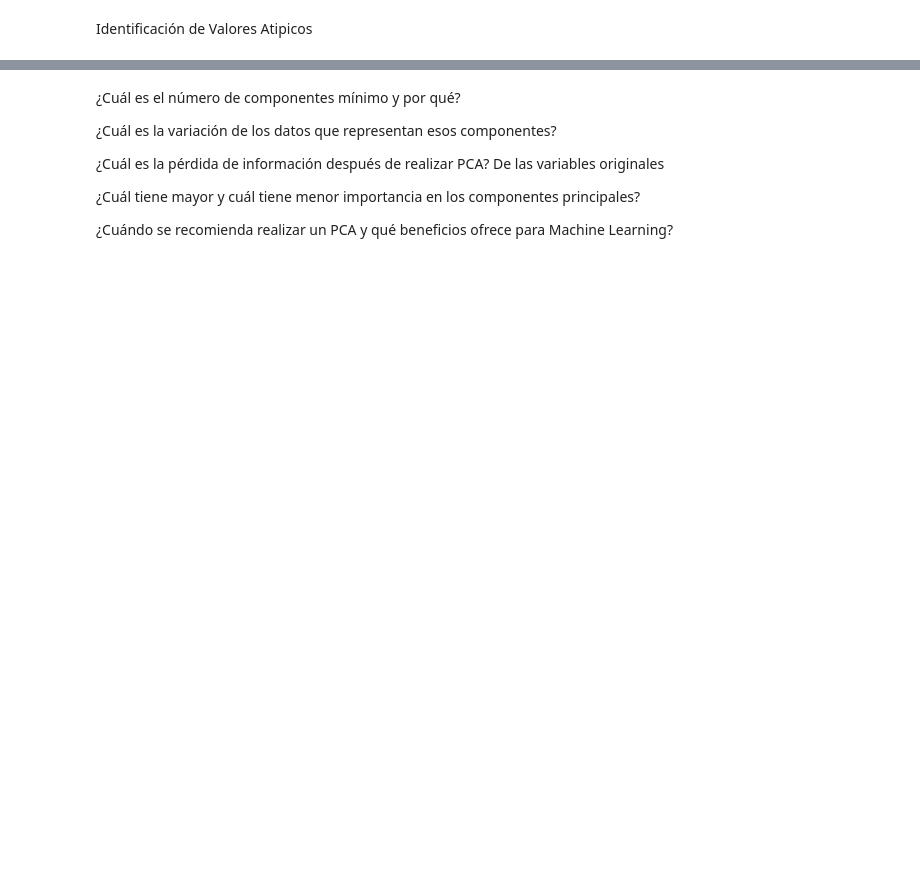
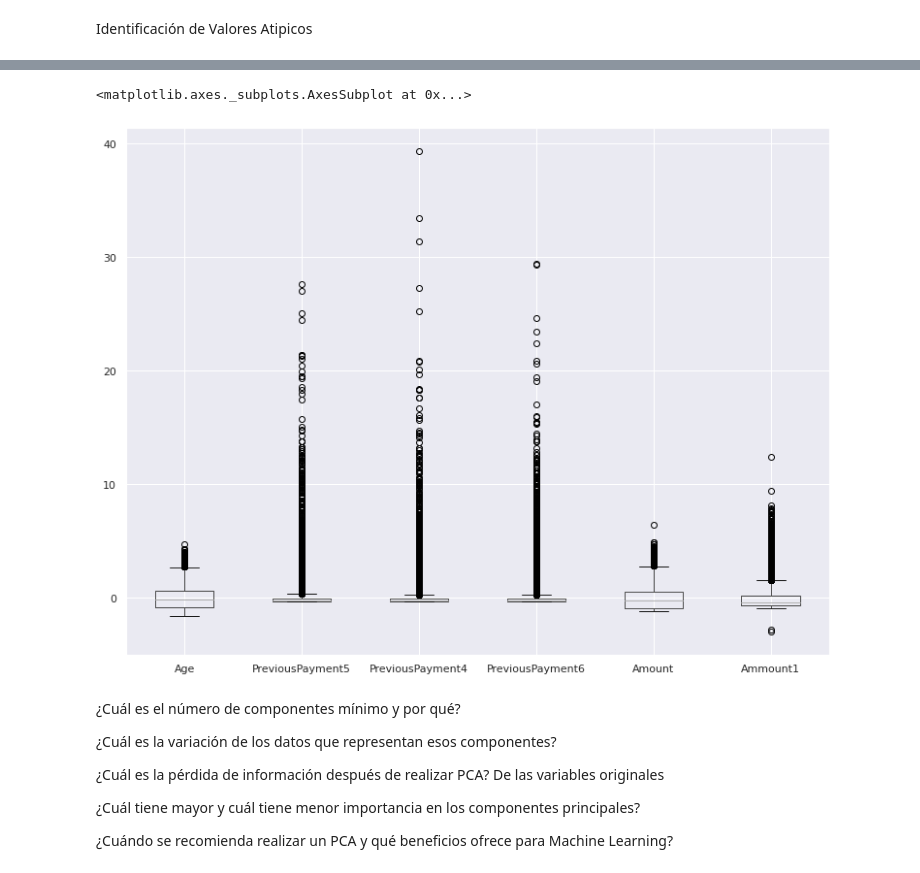
Before and after one commit to PosgradoMNA/actividades-del-projecto-equipo_69, a Jupyter notebook: Actividad_Semanal4.ipynb, the cells around one changed output, grey strips where cells are left out. Cells and saved outputs as stored; diff of their text form; code cells hidden in the pictures; blank space fills up the shorter version.

```diff
--- a/Actividad_Semanal4.ipynb
+++ b/Actividad_Semanal4.ipynb
@@ -326,0 +98,3 @@ Se incluyo X15 por ser la variable mas importente en PC1, el cual es el componen
+# %%
+#Se quitan datos categóricos ya que PCA es destinado para ser usado con datos numéricos
+df = df.drop(columns={'ID','Gender','Marital_status','History1','History2','History3','History4','History5','History6','Education','Prob'})
@@ -326,0 +113,4 @@ Se incluyo X15 por ser la variable mas importente en PC1, el cual es el componen
+# %%
+#Se realiza mapa de calor de la tabla de correlaciones entre variables
+sns.set(rc={'figure.figsize':(13,10)})
+mapacalor1=sns.heatmap(df.corr(method="pearson"), cmap="YlGnBu", annot=True)
@@ -326,0 +162,6 @@ Se incluyo X15 por ser la variable mas importente en PC1, el cual es el componen
+# %%
+#Escalamiento estándar
+scaler = StandardScaler()
+scaled = scaler.fit_transform(df)
+scaled_df=pd.DataFrame(scaled, columns=df.columns)
+scaled_df.head()
@@ -326,0 +276,4 @@ Se incluyo X15 por ser la variable mas importente en PC1, el cual es el componen
+# %%
+graph = pcsComponents_df.iloc[:,:6]
+sns.set(rc={'figure.figsize':(13,10)})
+mapacalor2=sns.heatmap(graph, cmap="YlGnBu", annot=True)
@@ -362,3 +305,8 @@ df_st[['X15']].boxplot()
+# %%
+scaled_df[['Age',"PreviousPayment5","PreviousPayment4","PreviousPayment6","Amount","Ammount1"]].boxplot()
+# %% [output]
+<matplotlib.axes._subplots.AxesSubplot at 0x...>
+[figure, added]
 # %% [markdown]
 ¿Cuál es el número de componentes mínimo y por qué?
 
```
Also changed, not shown: parts of 58 cells of this notebook.
